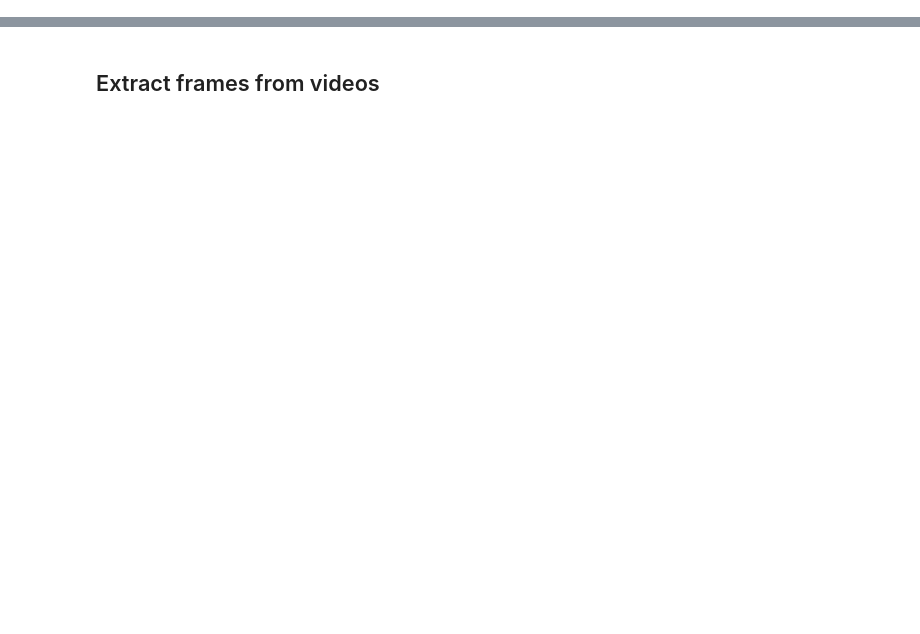
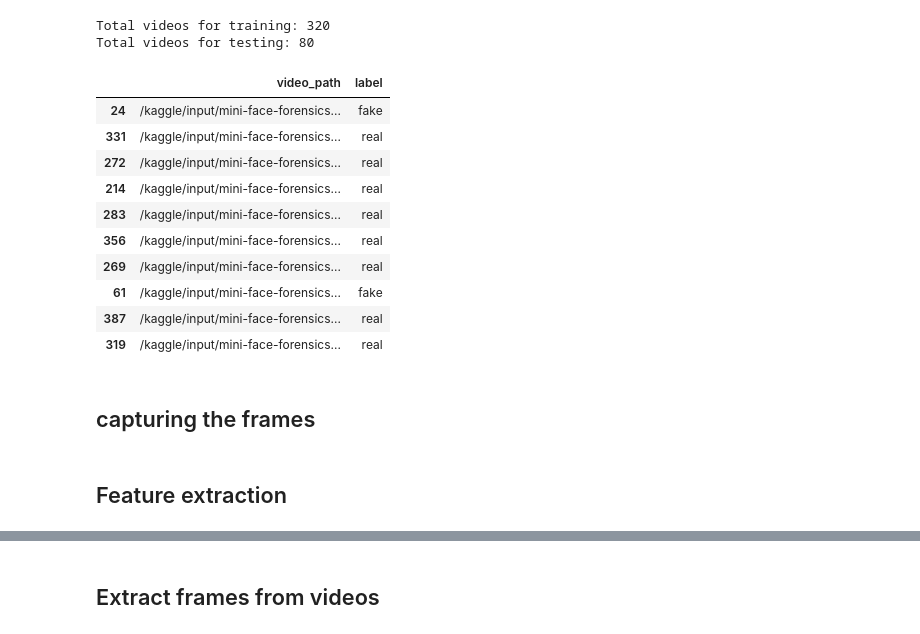
Before and after one commit to rahulkumarroy477/deep-fake-detection, a Jupyter notebook: preprocessing.ipynb, the cells around one changed output, grey strips where cells are left out. Cells and saved outputs as stored; diff of their text form; code cells hidden in the pictures; blank space fills up the shorter version.

Commit message:
Kaggle Notebook | Deepfake_forensics++ | Version 6

```diff
--- a/preprocessing.ipynb
+++ b/preprocessing.ipynb
@@ -20,7 +43,7 @@ labels = []
 
 
 for sub_folder in os.listdir(base_dir):
-    label = 1 if sub_folder == 'real' else 0
+    label = sub_folder
 
     sub_folder = os.path.join(base_dir, sub_folder)
 
@@ -42,0 +66,3 @@ Last 10 labels: [1, 1, 1, 1, 1, 1, 1, 1, 1, 1]
+# %%
+# Preparing the data
+df = pd.DataFrame({'video_path': video_paths, 'label': labels})
@@ -42,0 +85,2 @@ Last 10 labels: [1, 1, 1, 1, 1, 1, 1, 1, 1, 1]
+# %%
+train_df, test_df = train_test_split(df, test_size=0.2, random_state=42, shuffle=True)
@@ -42,0 +103,22 @@ Last 10 labels: [1, 1, 1, 1, 1, 1, 1, 1, 1, 1]
+# %%
+print(f"Total videos for training: {len(train_df)}")
+print(f"Total videos for testing: {len(test_df)}")
+
+
+train_df.sample(10)
+# %% [output]
+Total videos for training: 320
+Total videos for testing: 80
+|  | video_path | label |
+| 24 | /kaggle/input/mini-face-forensics... | fake |
+| 331 | /kaggle/input/mini-face-forensics... | real |
+| 272 | /kaggle/input/mini-face-forensics... | real |
+| 214 | /kaggle/input/mini-face-forensics... | real |
+| 283 | /kaggle/input/mini-face-forensics... | real |
+| 356 | /kaggle/input/mini-face-forensics... | real |
+| 269 | /kaggle/input/mini-face-forensics... | real |
+| 61 | /kaggle/input/mini-face-forensics... | fake |
+| 387 | /kaggle/input/mini-face-forensics... | real |
+| 319 | /kaggle/input/mini-face-forensics... | real |
+# %% [markdown]
+## capturing the frames
@@ -42,0 +163,2 @@ Last 10 labels: [1, 1, 1, 1, 1, 1, 1, 1, 1, 1]
+# %% [markdown]
+## Feature extraction
```
Also changed, not shown: parts of 40 cells of this notebook.
